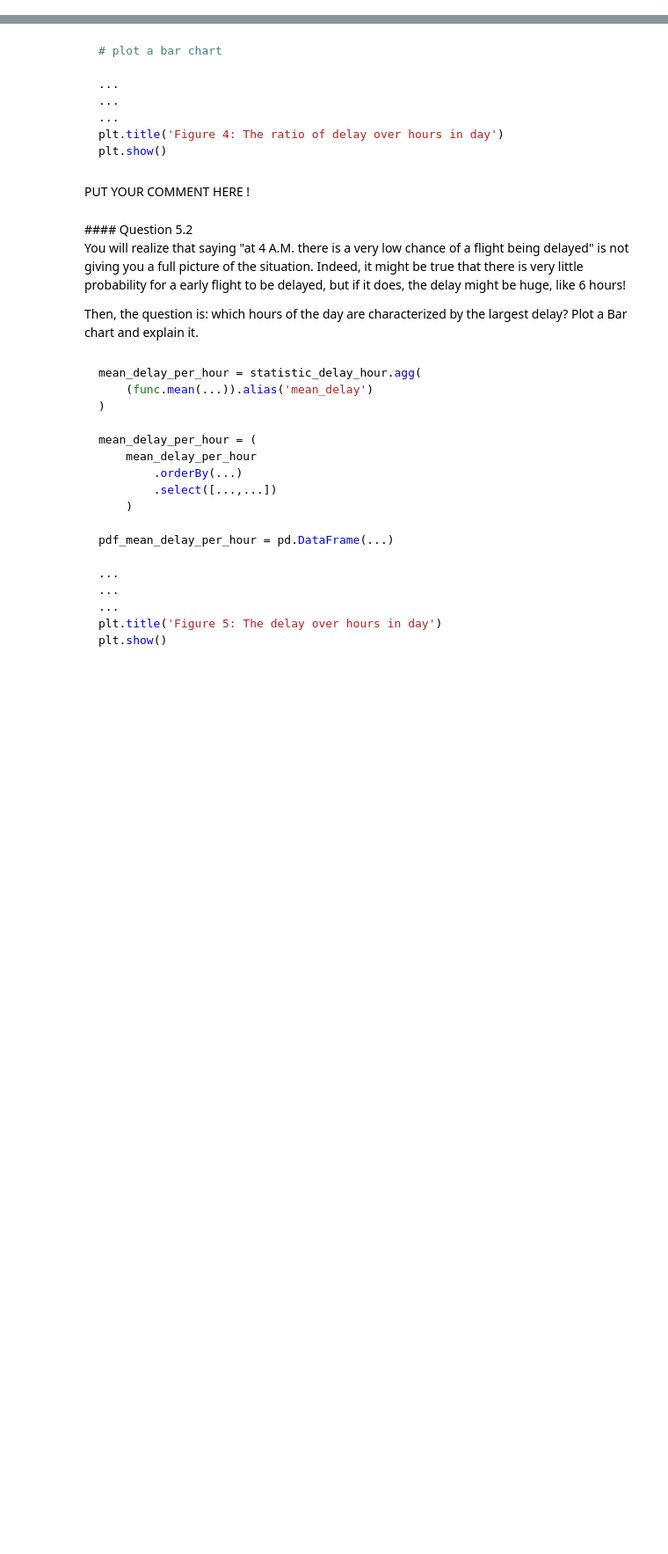
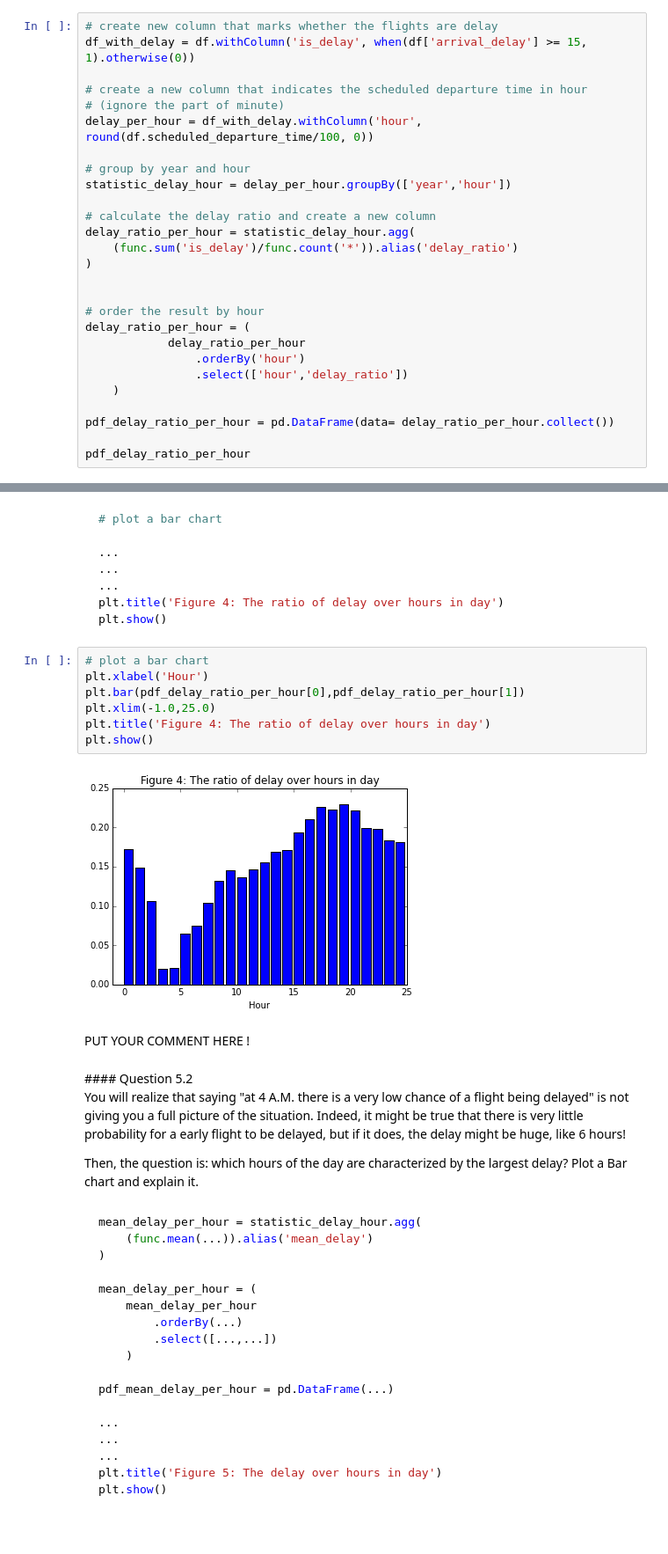
Before and after one commit to trungduynguyen/Algorithmic-Machine-Learning, a Jupyter notebook: Notebooks/[Lecture 5+6] Regression algorithm - Using Random Forests to predict Airplane Delays.ipynb, the cells around one changed output, grey strips where cells are left out. Shown at 88% size. Drawn from its saved outputs; the diff is of its cells as text; blank space fills up the shorter version.

````diff
--- a/Notebooks/[Lecture 5+6] Regression algorithm - Using Random Forests to predict Airplane Delays.ipynb
+++ b/Notebooks/[Lecture 5+6] Regression algorithm - Using Random Forests to predict Airplane Delays.ipynb
@@ -656,3 +750,30 @@ delay_ratio_per_hour = (
 
 pdf_delay_ratio_per_hour = pd.DataFrame(...)
 ```
+# %%
+# create new column that marks whether the flights are delay
+df_with_delay = df.withColumn('is_delay', when(df['arrival_delay'] >= 15, 1).otherwise(0))
+
+# create a new column that indicates the scheduled departure time in hour
+# (ignore the part of minute)
+delay_per_hour = df_with_delay.withColumn('hour', round(df.scheduled_departure_time/100, 0))
+
+# group by year and hour
+statistic_delay_hour = delay_per_hour.groupBy(['year','hour'])
+
+# calculate the delay ratio and create a new column
+delay_ratio_per_hour = statistic_delay_hour.agg(
+    (func.sum('is_delay')/func.count('*')).alias('delay_ratio')
+)
+
+
+# order the result by hour
+delay_ratio_per_hour = (
+            delay_ratio_per_hour
+                .orderBy('hour')
+                .select(['hour','delay_ratio'])
+    )
+
+pdf_delay_ratio_per_hour = pd.DataFrame(data= delay_ratio_per_hour.collect())
+
+pdf_delay_ratio_per_hour
@@ -666,6 +805,15 @@ pdf_delay_ratio_per_hour = pd.DataFrame(...)
 plt.title('Figure 4: The ratio of delay over hours in day')
 plt.show()
 ```
+# %%
+# plot a bar chart
+plt.xlabel('Hour')
+plt.bar(pdf_delay_ratio_per_hour[0],pdf_delay_ratio_per_hour[1])
+plt.xlim(-1.0,25.0)
+plt.title('Figure 4: The ratio of delay over hours in day')
+plt.show()
+# %% [output]
+[figure, added]
 # %% [markdown]
 <div class="comment">
 PUT YOUR COMMENT HERE !
````
Also changed, not shown: parts of 15 cells of this notebook.
